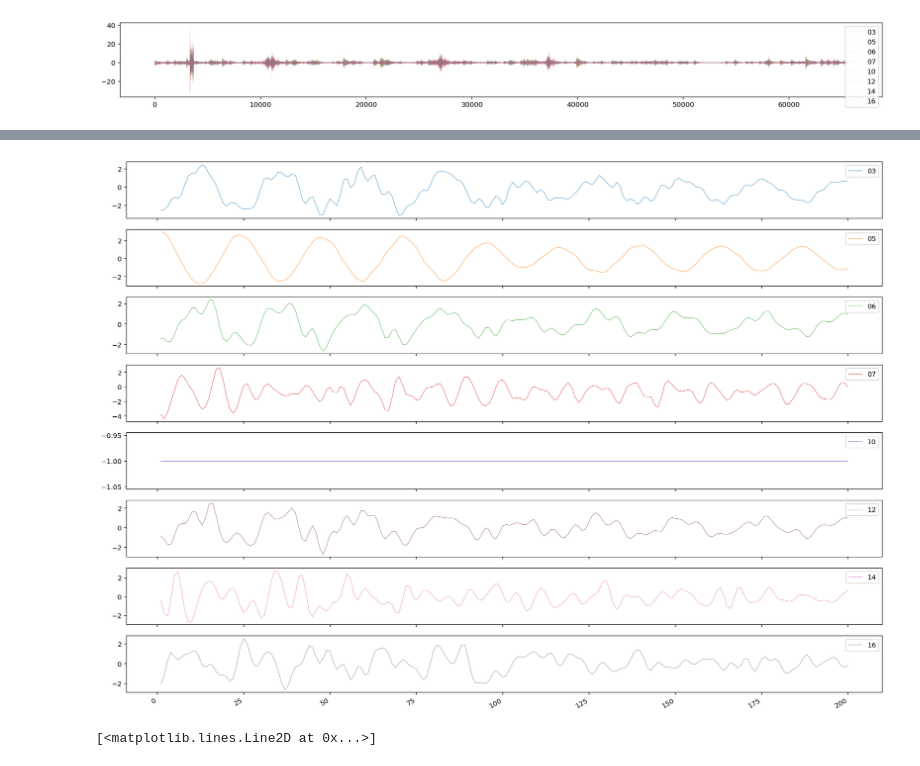
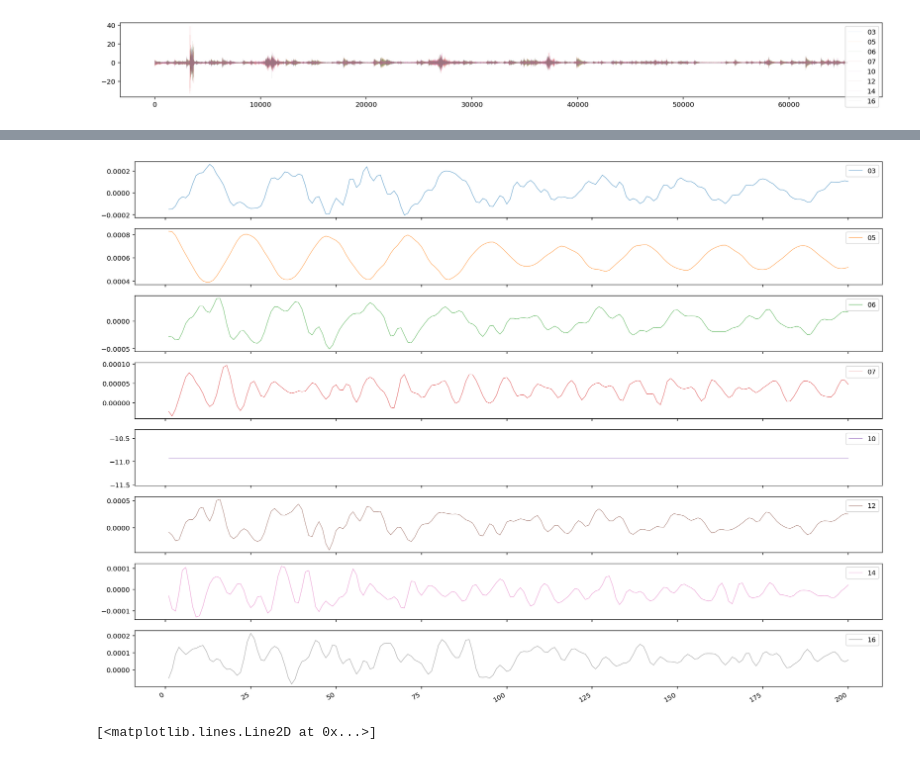
Before and after one commit to davidsteinar/structural-uncertainty, a Jupyter notebook: notebooks/z24-data-explore.ipynb, the cells around one changed output, grey strips where cells are left out. Saved outputs shown, nothing was run; the diff lists cells and outputs as text; code cells hidden in the pictures.

```diff
--- a/notebooks/z24-data-explore.ipynb
+++ b/notebooks/z24-data-explore.ipynb
@@ -41,7 +42,7 @@ normalized_data.plot(alpha=0.5,figsize=(20,2), linewidth=0.1)
 <matplotlib.axes._subplots.AxesSubplot at 0x...>
 [figure]
 # %%
-normalized_data.iloc[:200,:].plot(subplots=True, alpha=1,figsize=(20,2*8), linewidth=0.5)
+data.iloc[:200,:].plot(subplots=True, alpha=1,figsize=(20,2*8), linewidth=0.5)
 # %% [output]
 array([<matplotlib.axes._subplots.AxesSubplot object at 0x...>,
        <matplotlib.axes._subplots.AxesSubplot object at 0x...>,
@@ -54,4 +56,4 @@ array([<matplotlib.axes._subplots.AxesSubplot object at 0x...>,
-[figure, old version]
+[figure, new version]
 # %%
 permanent_monitor = pd.read_csv('../data/z24/permanent/12A0603.aaa',sep=' ', nrows=65536, skiprows=1)
 plt.figure(figsize=(20,2))
```
Also changed, not shown: parts of 4 cells of this notebook, 12 other files.
